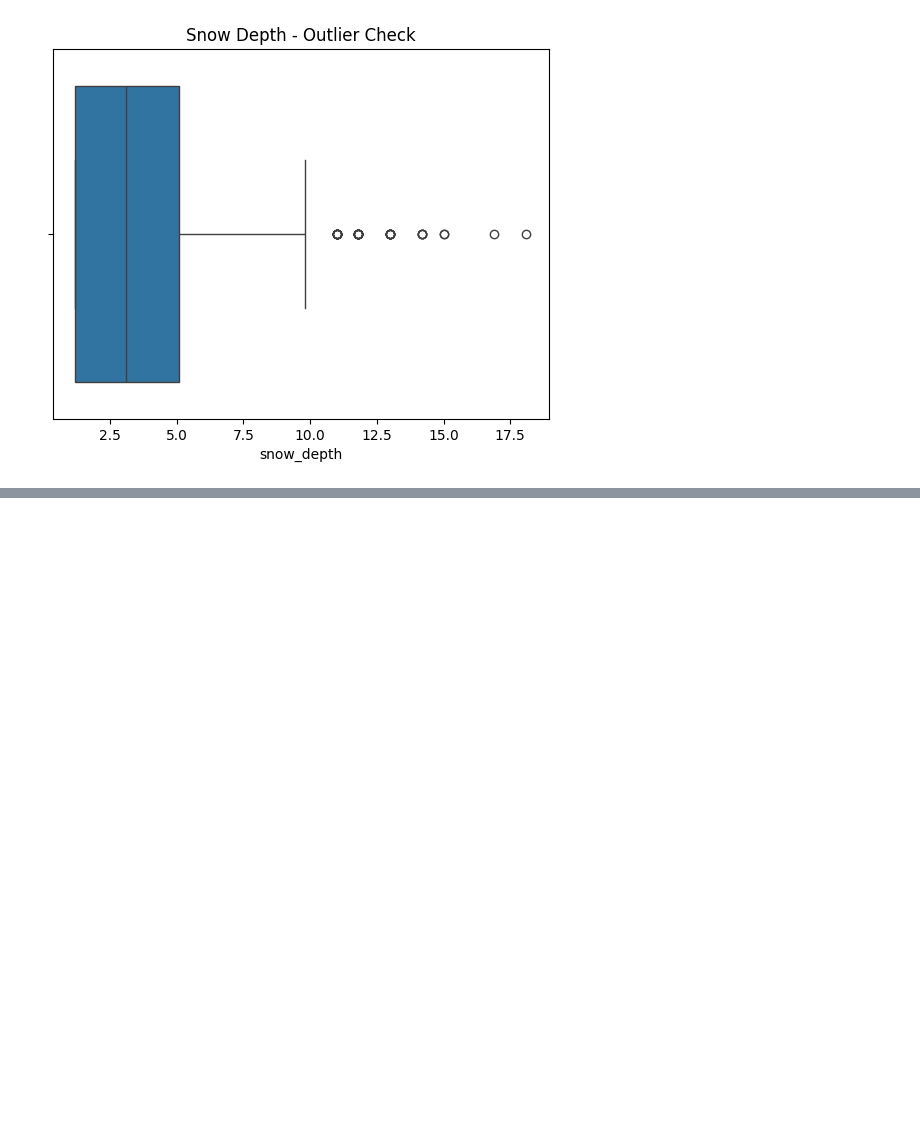
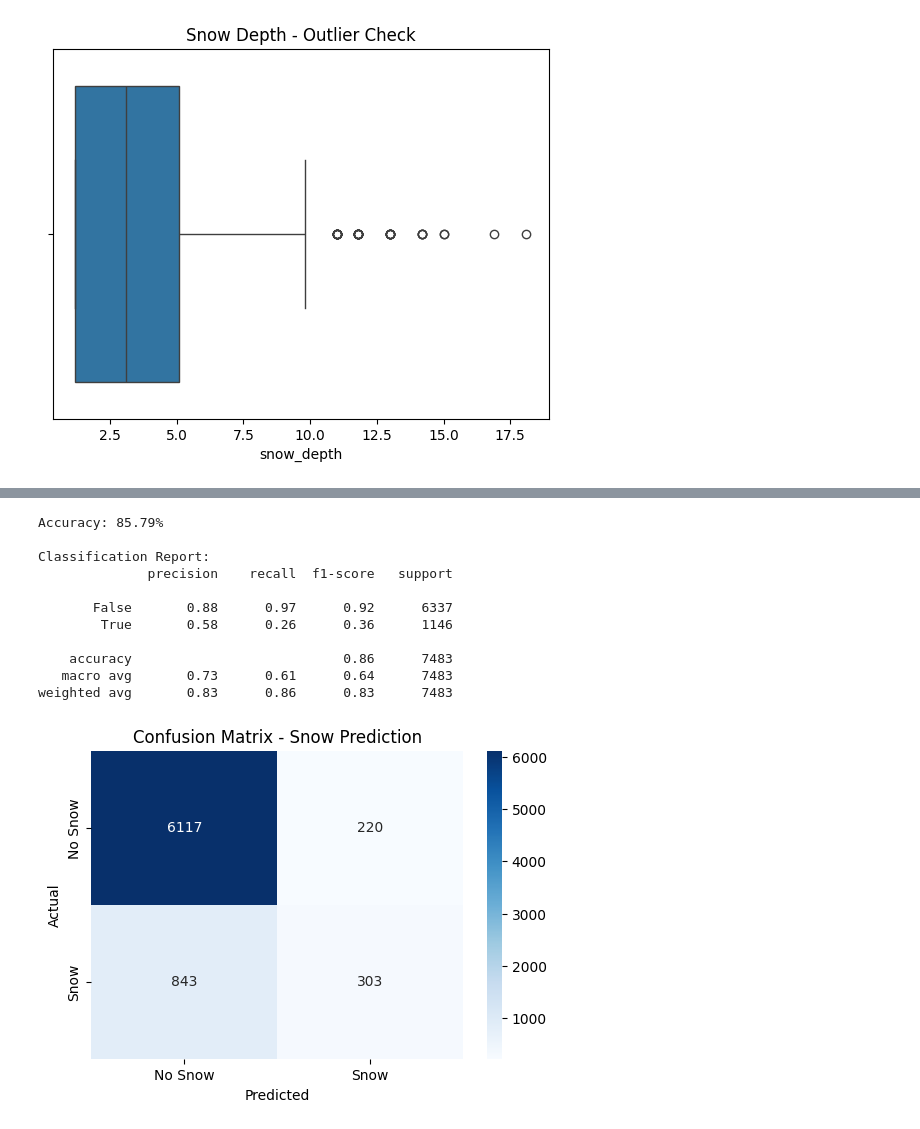
Before and after one commit to karakasilgin/7learning, a Jupyter notebook: 7learning.ipynb, the cells around one changed output, grey strips where cells are left out. Saved outputs shown, nothing was run; the diff lists cells and outputs as text; code cells hidden in the pictures; blank space fills up the shorter version.

```diff
--- a/7learning.ipynb
+++ b/7learning.ipynb
@@ -308,0 +306,64 @@ weighted avg       0.79      0.72      0.75       473
+# %%
+#MODEL AND DATA PREPROCESSING
+from sklearn.impute import SimpleImputer
+from sklearn.ensemble import RandomForestClassifier
+from sklearn.model_selection import train_test_split
+from sklearn.metrics import accuracy_score, classification_report, confusion_matrix
+import seaborn as sns
+import matplotlib.pyplot as plt
+
+# --- Data Cleaning: Handling Missing Values and Feature Selection ---
+# Separate features and target variable
+X = df[['mean_temp', 'rain', 'mean_dew_point', 'snow_depth_change', 'month', 'day_of_year', 'weekday']]
+y = df['snow_tomorrow']
+
+# Use SimpleImputer to handle missing values by replacing with mean
+imputer = SimpleImputer(strategy='mean')
+X_imputed = imputer.fit_transform(X)
+
+# Split into train and test set
+X_train, X_test, y_train, y_test = train_test_split(X_imputed, y, test_size=0.2, random_state=42)
+
+# --- Model Training: Random Forest ---
+# Create model with class_weight='balanced' to handle imbalance
+model = RandomForestClassifier(n_estimators=100, random_state=42, class_weight='balanced')
+
+# Train the model without using SMOTE since class_weight is already used
+model.fit(X_train, y_train)
+
+# --- Make Predictions ---
+y_pred = model.predict(X_test)
+
+# --- Model Performance Evaluation ---
+# Calculate accuracy
+accuracy = accuracy_score(y_test, y_pred)
+print(f"Accuracy: {accuracy * 100:.2f}%")
+
+# Classification Report
+print("\nClassification Report:")
+print(classification_report(y_test, y_pred))
+
+# --- Confusion Matrix ---
+# Get confusion matrix
+cm = confusion_matrix(y_test, y_pred)
+
+# Plot heatmap of the confusion matrix
+plt.figure(figsize=(6, 4))
+sns.heatmap(cm, annot=True, fmt="d", cmap="Blues", xticklabels=['No Snow', 'Snow'], yticklabels=['No Snow', 'Snow'])
+plt.xlabel("Predicted")
+plt.ylabel("Actual")
+plt.title("Confusion Matrix - Snow Prediction")
+plt.show()
+# %% [output]
+Accuracy: 85.79%
+
+Classification Report:
+              precision    recall  f1-score   support
+
+       False       0.88      0.97      0.92      6337
+        True       0.58      0.26      0.36      1146
+
+    accuracy                           0.86      7483
+   macro avg       0.73      0.61      0.64      7483
+weighted avg       0.83      0.86      0.83      7483
+[figure, added]
```
Also changed, not shown: parts of 8 cells of this notebook.
